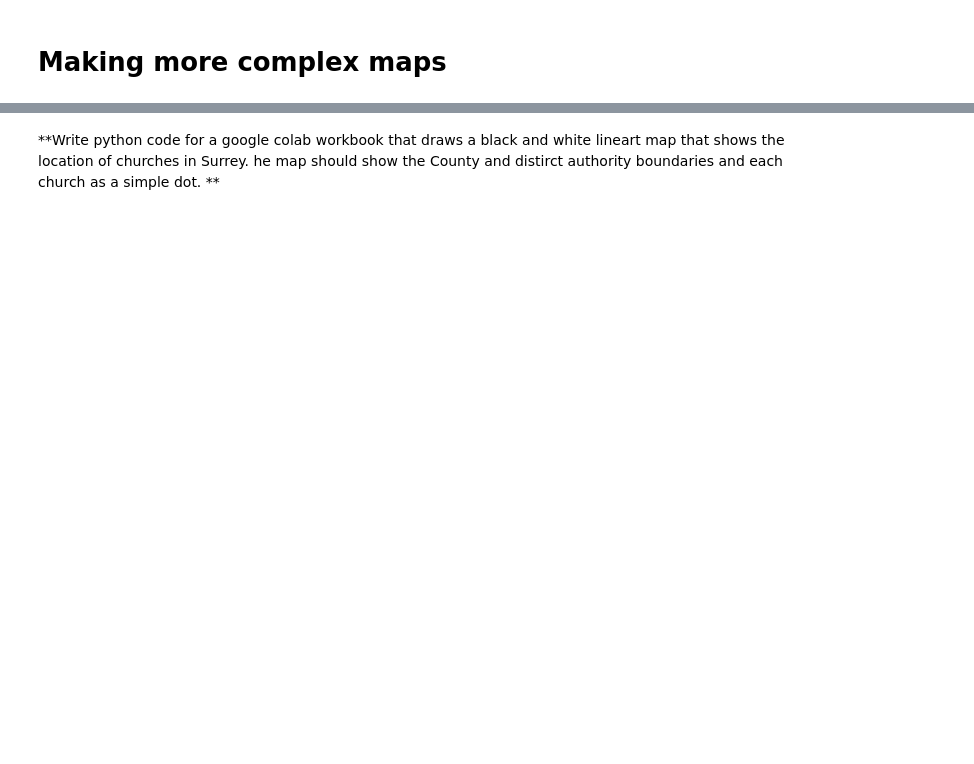
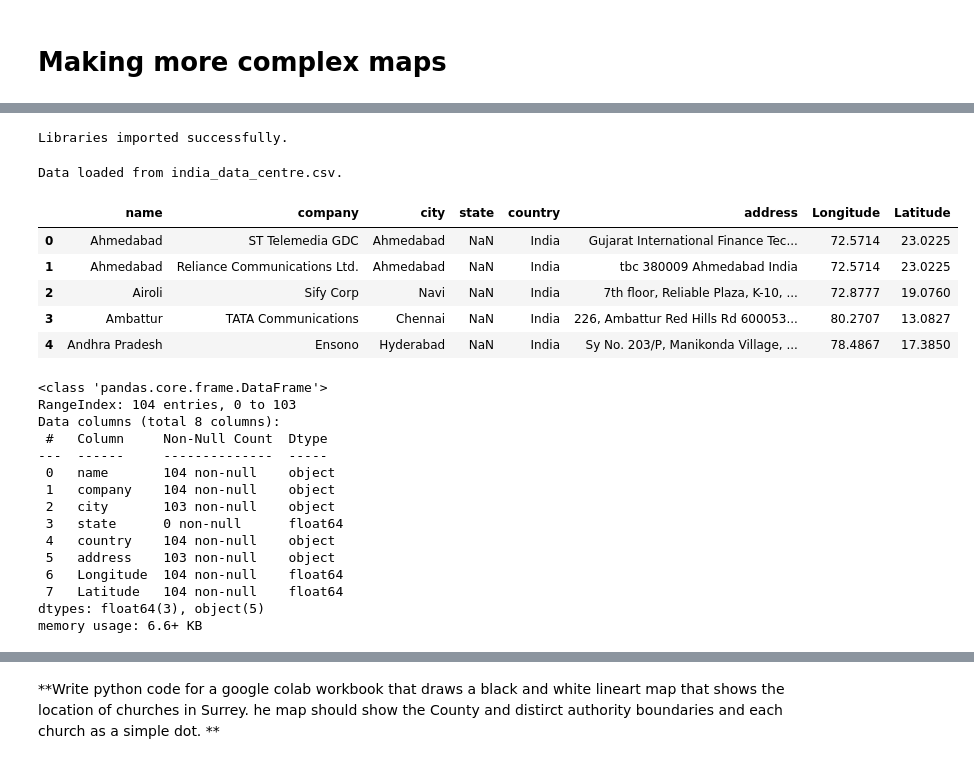
Before and after one commit to davidmkidd/Vibe_Code_Mapping, a Jupyter notebook: Vibe_Mapping.ipynb, the cells around one changed output, grey strips where cells are left out. Saved outputs shown, nothing was run; the diff lists cells and outputs as text; code cells hidden in the pictures; blank space fills up the shorter version.

```diff
--- a/Vibe_Mapping.ipynb
+++ b/Vibe_Mapping.ipynb
@@ -223,0 +538,65 @@ Let's try and make the kind of map that you might include as part of an assignme
+# %%
+# ==================================
+# 2. Imports
+# ==================================
+import pandas as pd
+import folium
+from folium.plugins import MeasureControl
+from html2image import Html2Image
+from PIL import Image
+import os
+
+# Configure pandas to display all columns
+pd.set_option('display.max_columns', None)
+
+print("Libraries imported successfully.")
+# %% [output]
+Libraries imported successfully.
+# %%
+# ==================================
+# 3. Load dataset
+# ==================================
+# Assuming 'india_data_centre.csv' has been uploaded to the Colab session storage
+file_path = 'india_data_centre.csv'
+
+if os.path.exists(file_path):
+    df = pd.read_csv(file_path)
+    print(f"Data loaded from {file_path}.")
+else:
+    print(f"Error: {file_path} not found. Please upload the file.")
+    # Fallback to a URL if the local file is not found (optional, for testing)
+    url = "https://raw.githubusercontent.com/davidmkidd/Vibe_Code_Mapping/refs/heads/main/india_data_centre.csv"
+    try:
+        df = pd.read_csv(url)
+        print(f"Loaded data from URL: {url}")
+    except Exception as e:
+        print(f"Failed to load data from URL: {e}")
+        df = pd.DataFrame() # Create an empty DataFrame to avoid errors later
+
+# Display the first few rows and info to verify loading
+if not df.empty:
+    display(df.head())
+    df.info()
+# %% [output]
+Data loaded from india_data_centre.csv.
+|  | name | company | city | state | country | address | Longitude | Latitude |
+| 0 | Ahmedabad | ST Telemedia GDC | Ahmedabad | NaN | India | Gujarat International Finance Tec... | 72.5714 | 23.0225 |
+| 1 | Ahmedabad | Reliance Communications Ltd. | Ahmedabad | NaN | India | tbc 380009 Ahmedabad India | 72.5714 | 23.0225 |
+| 2 | Airoli | Sify Corp | Navi | NaN | India | 7th floor, Reliable Plaza, K-10, ... | 72.8777 | 19.0760 |
+| 3 | Ambattur | TATA Communications | Chennai | NaN | India | 226, Ambattur Red Hills Rd 600053... | 80.2707 | 13.0827 |
+| 4 | Andhra Pradesh | Ensono | Hyderabad | NaN | India | Sy No. 203/P, Manikonda Village, ... | 78.4867 | 17.3850 |
+<class 'pandas.core.frame.DataFrame'>
+RangeIndex: 104 entries, 0 to 103
+Data columns (total 8 columns):
+ #   Column     Non-Null Count  Dtype
+---  ------     --------------  -----
+ 0   name       104 non-null    object
+ 1   company    104 non-null    object
+ 2   city       103 non-null    object
+ 3   state      0 non-null      float64
+ 4   country    104 non-null    object
+ 5   address    103 non-null    object
+ 6   Longitude  104 non-null    float64
+ 7   Latitude   104 non-null    float64
+dtypes: float64(3), object(5)
+memory usage: 6.6+ KB
```
Also changed, not shown: parts of 19 cells of this notebook.
